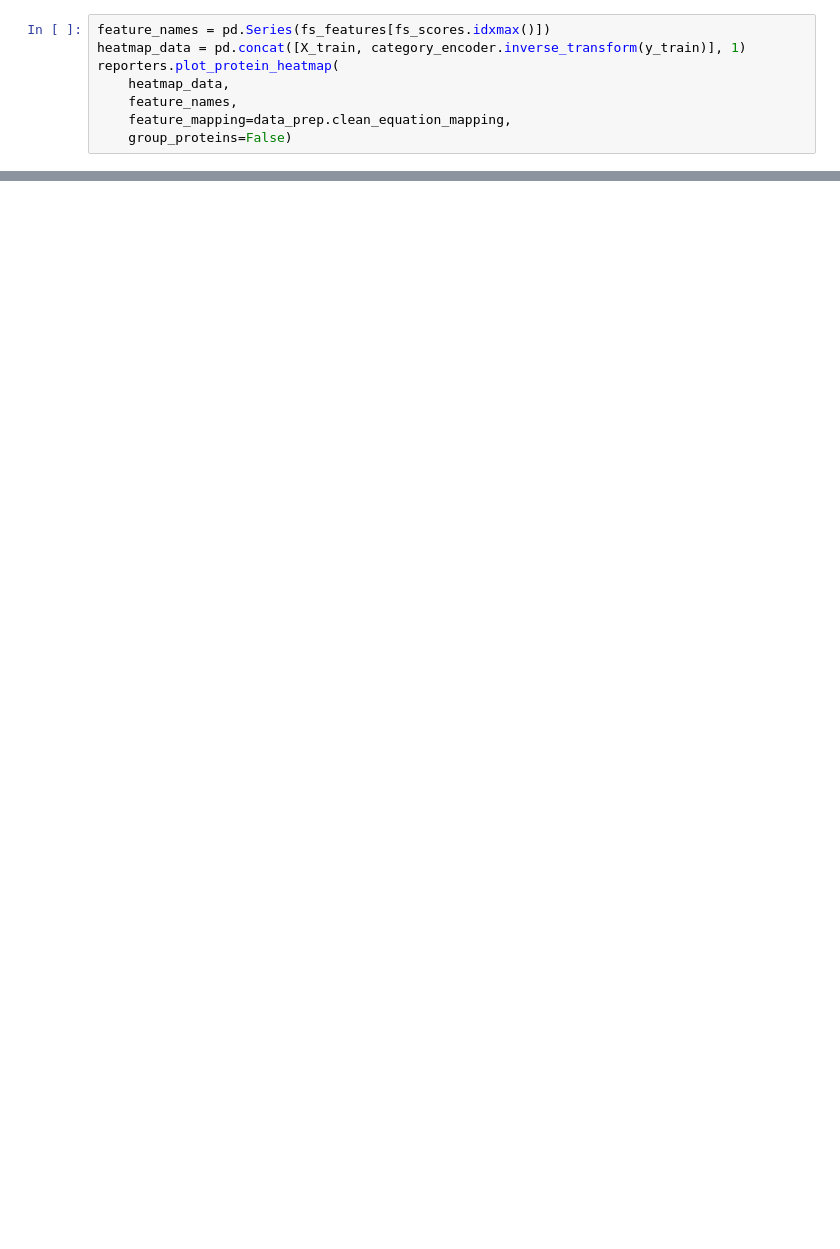
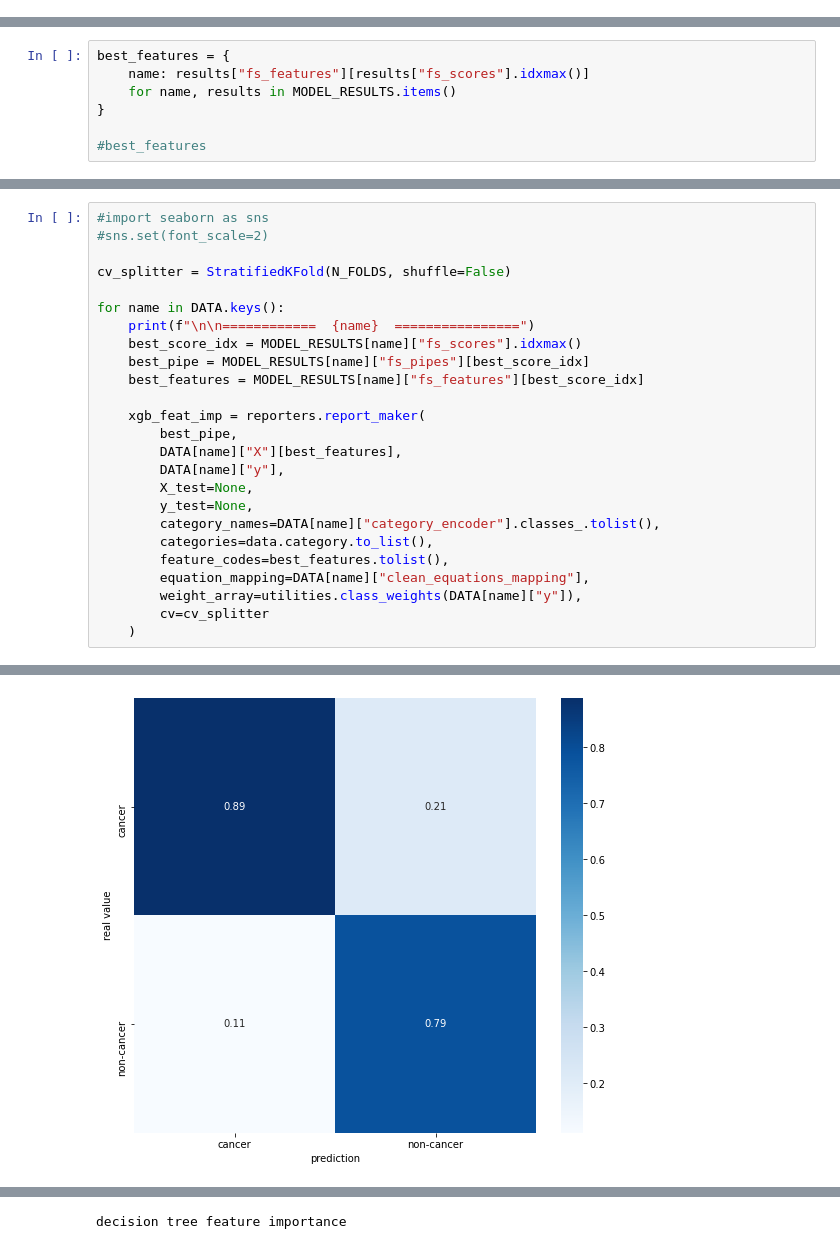
Before and after one commit to 3lueLightning/cancer_research, a Jupyter notebook: ml_analysis.ipynb, the cells around one changed output, grey strips where cells are left out. Saved outputs shown, nothing was run; the diff lists cells and outputs as text; blank space fills up the shorter version.

```diff
--- a/ml_analysis.ipynb
+++ b/ml_analysis.ipynb
@@ -396,8 +0,0 @@ importlib.reload(reporters)
-# %%
-feature_names = pd.Series(fs_features[fs_scores.idxmax()])
-heatmap_data = pd.concat([X_train, category_encoder.inverse_transform(y_train)], 1)
-reporters.plot_protein_heatmap(
-    heatmap_data,
-    feature_names,
-    feature_mapping=data_prep.clean_equation_mapping,
-    group_proteins=False)
@@ -500,0 +131,7 @@ categories_shap(tree_explainer,
+# %%
+best_features = {
+    name: results["fs_features"][results["fs_scores"].idxmax()]
+    for name, results in MODEL_RESULTS.items()
+}
+
+#best_features
@@ -500,0 +177,26 @@ categories_shap(tree_explainer,
+# %%
+#import seaborn as sns
+#sns.set(font_scale=2)
+
+cv_splitter = StratifiedKFold(N_FOLDS, shuffle=False)
+
+for name in DATA.keys():
+    print(f"\n\n============  {name}  ================")
+    best_score_idx = MODEL_RESULTS[name]["fs_scores"].idxmax()
+    best_pipe = MODEL_RESULTS[name]["fs_pipes"][best_score_idx]
+    best_features = MODEL_RESULTS[name]["fs_features"][best_score_idx]
+
+    xgb_feat_imp = reporters.report_maker(
+        best_pipe,
+        DATA[name]["X"][best_features],
+        DATA[name]["y"],
+        X_test=None,
+        y_test=None,
+        category_names=DATA[name]["category_encoder"].classes_.tolist(),
+        categories=data.category.to_list(),
+        feature_codes=best_features.tolist(),
+        equation_mapping=DATA[name]["clean_equations_mapping"],
+        weight_array=utilities.class_weights(DATA[name]["y"]),
+        cv=cv_splitter
+    )
+# %% [output]
@@ -500,0 +214 @@ categories_shap(tree_explainer,
+[figure, added]
@@ -500,0 +235 @@ categories_shap(tree_explainer,
+decision tree feature importance
```
Also changed, not shown: parts of 45 cells of this notebook, 12 other files.
